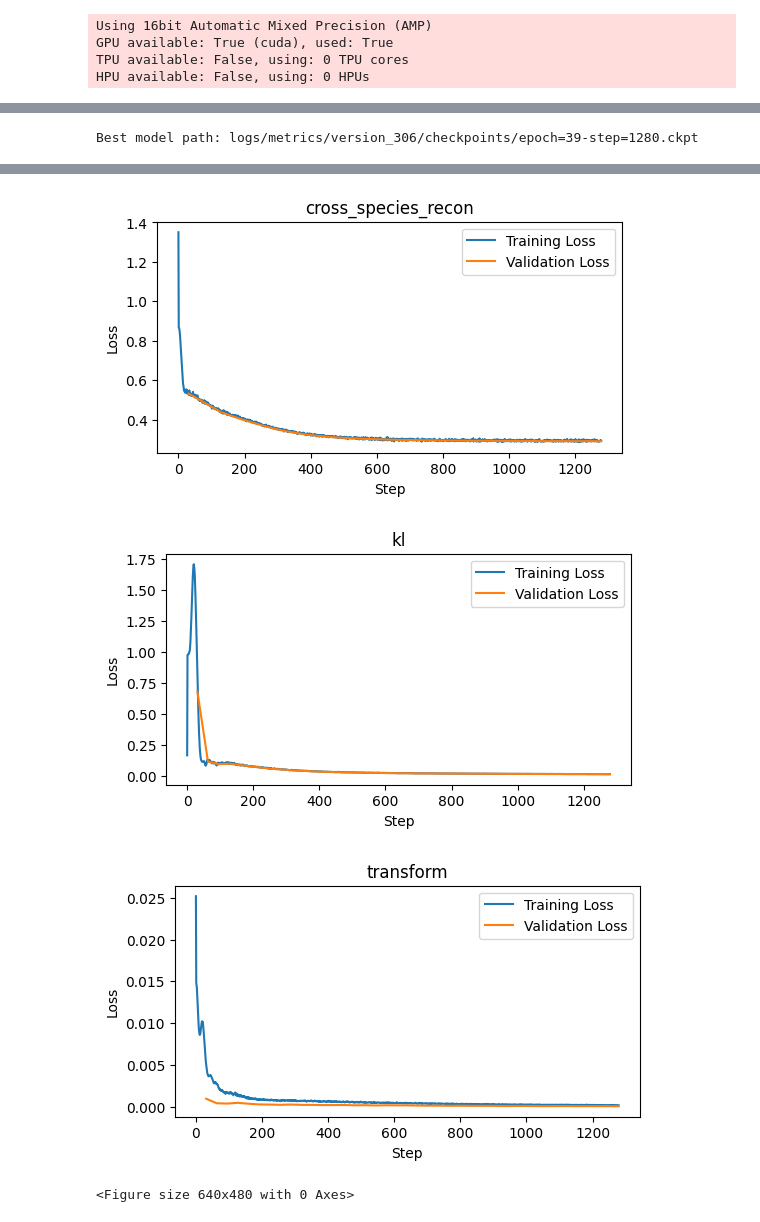
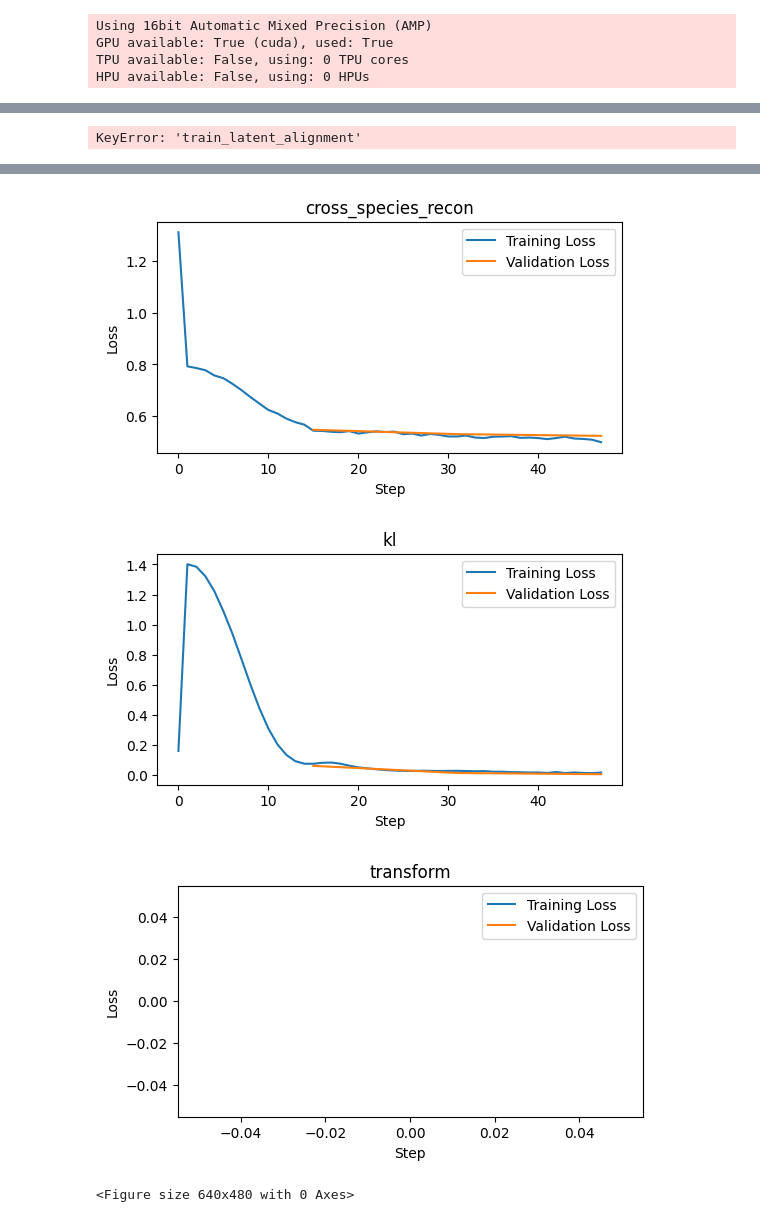
Before and after one commit to atarashansky/cross-species-vae, a Jupyter notebook: vae-emb.ipynb, the cells around one changed output, grey strips where cells are left out. Cells and saved outputs as stored; diff of their text form; code cells hidden in the pictures.

```diff
--- a/vae-emb.ipynb
+++ b/vae-emb.ipynb
@@ -174,7 +174,7 @@ data_module.setup()
 
 species_data_sub = {k: data_module.train_dataset.epoch_data[k][data_module.train_dataset.epoch_indices[k]].copy() for k in data_module.train_dataset.epoch_data}
 
-batch_size = 256
+batch_size = 512
 
 data_module = CrossSpeciesDataModule(
     species_data = species_data_sub,
@@ -183,6 +183,10 @@ data_module = CrossSpeciesDataModule(
     val_split=0.1,
     test_split=0.1,
     yield_pairwise=False,
+    labels={
+        "wagner": "cell_type",
+        "briggs": "cell_type",
+    }
 )
 data_module.setup()
 
@@ -196,35 +200,39 @@ model = CrossSpeciesVAE(
     homology_edges=homology_edges,
     homology_scores=homology_scores,
     batch_size=batch_size,
+    direct_recon_weight=1.0,
     cross_species_recon_weight=1.0,
-    direct_recon_weight=1.0,
-    transform_weight=0.1,
+
+    triplet_epoch_start=0.5,
+    triplet_loss_margin=0.2,
+
+    transform_weight=0.0, #from 0.1
     base_learning_rate=1e-2,
     min_learning_rate=1e-4,
-    warmup_data=1.0,
+
+    warmup_data=0.1,
     homology_score_momentum=0.9,
 )
 
 early_stopping = EarlyStopping(
     monitor='val_loss',
     min_delta=0.0,
-    patience=5,
+    patience=11,
     verbose=True,
     mode='min'
 )
 
 # Initialize the trainer
-
 trainer = pl.Trainer(
     accelerator="gpu",
     devices=1,
-    max_epochs=50,
+    max_epochs=4,
     precision='16-mixed',
     gradient_clip_val=model.gradient_clip_val,
     gradient_clip_algorithm="norm",
     log_every_n_steps=1,
     deterministic=True,
-    callbacks=[early_stopping],
+    callbacks=[],
     accumulate_grad_batches=1,
     enable_progress_bar=True,
     fast_dev_run=False,
@@ -285,7 +281,7 @@ version = max([int(d.split('_')[-1]) for d in glob('logs/metrics/version_*')])
 df = pd.read_csv(f'logs/metrics/version_{version}/metrics.csv')
 
 
-for loss_type in ["direct_recon", "cross_species_recon", "kl", "transform"]:
+for loss_type in ["direct_recon","cross_species_recon", "kl", "transform", "triplet"]:
     # Get specific metrics
     train_loss = df[f'train_{loss_type}'][df[f'train_{loss_type}'] != 0.0]
     train_step = df['step'][df[f'train_{loss_type}'] != 0.0]
@@ -328,4 +324,4 @@ print("Best model path:", best_model_path)
 # }
 # torch.save(save_dict, f'manual_checkpoint_epoch_{99}.pt')
 # %% [output]
-Best model path: logs/metrics/version_306/checkpoints/epoch=39-step=1280.ckpt
+KeyError: 'train_latent_alignment'
@@ -333,4 +329,4 @@ Best model path: logs/metrics/version_306/checkpoints/epoch=39-step=1280.ckpt
-[figure, old version]
+[figure, new version]
-[figure, old version]
+[figure, new version]
-[figure, old version]
+[figure, new version]
 # %%
```
Also changed, not shown: parts of 13 cells of this notebook, 5 other files.
